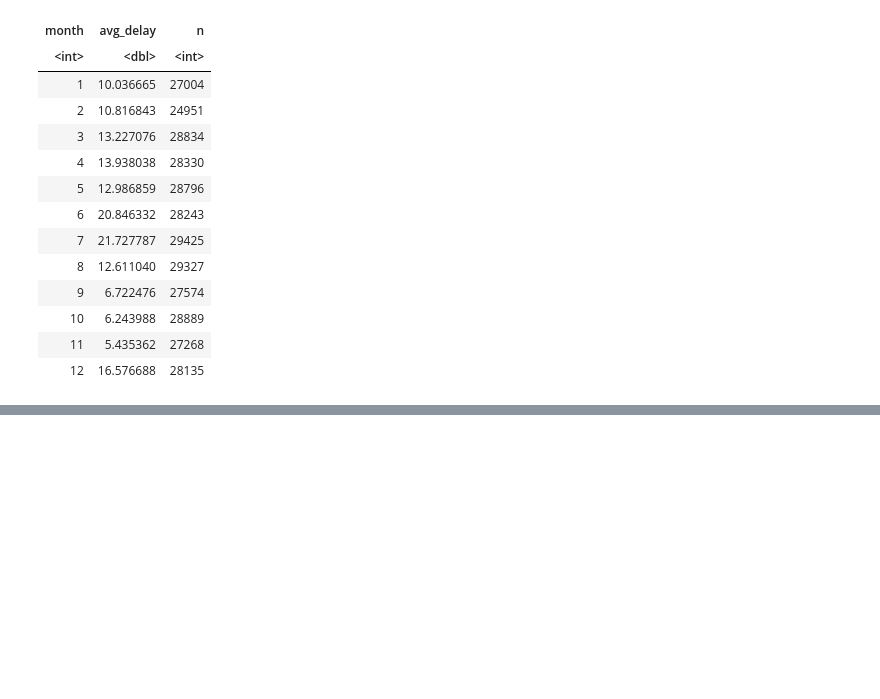
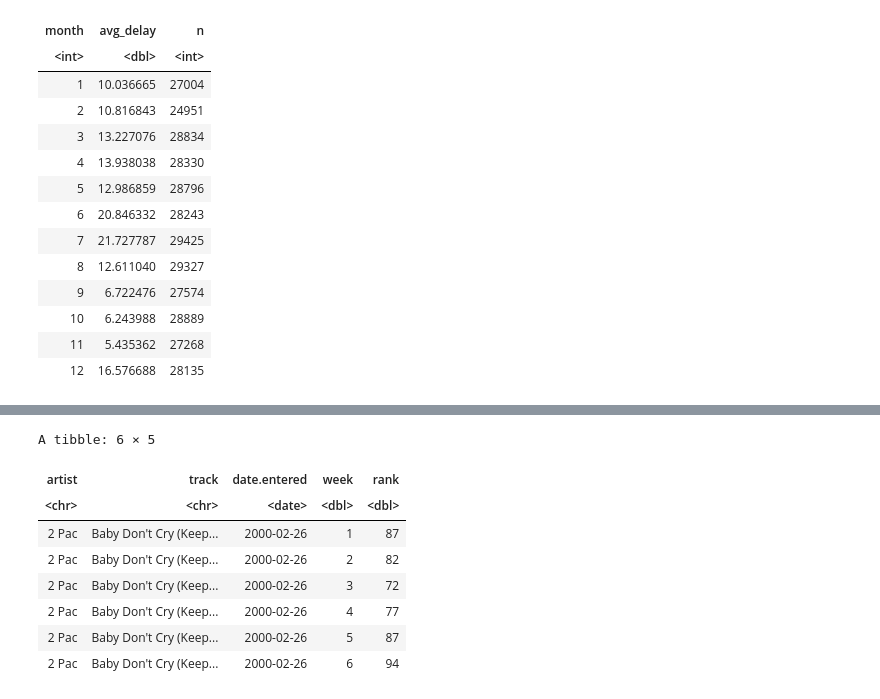
Before and after one commit to SamGombs20/learningR, a Jupyter notebook: code/R_for_data_science.ipynb, the cells around one changed output, grey strips where cells are left out. Drawn from its saved outputs; the diff is of its cells as text; code cells hidden in the pictures; blank space fills up the shorter version.

```diff
--- a/code/R_for_data_science.ipynb
+++ b/code/R_for_data_science.ipynb
@@ -323,0 +394,15 @@ A tibble: 12 × 3
+# %%
+billboard_longer <- billboard_longer |>
+                        mutate(week=parse_number(week))
+
+head(billboard_longer)
+# %% [output]
+A tibble: 6 × 5
+| artist | track | date.entered | week | rank |
+| <chr> | <chr> | <date> | <dbl> | <dbl> |
+| 2 Pac | Baby Don't Cry (Keep... | 2000-02-26 | 1 | 87 |
+| 2 Pac | Baby Don't Cry (Keep... | 2000-02-26 | 2 | 82 |
+| 2 Pac | Baby Don't Cry (Keep... | 2000-02-26 | 3 | 72 |
+| 2 Pac | Baby Don't Cry (Keep... | 2000-02-26 | 4 | 77 |
+| 2 Pac | Baby Don't Cry (Keep... | 2000-02-26 | 5 | 87 |
+| 2 Pac | Baby Don't Cry (Keep... | 2000-02-26 | 6 | 94 |
```
Also changed, not shown: parts of 6 cells of this notebook.
